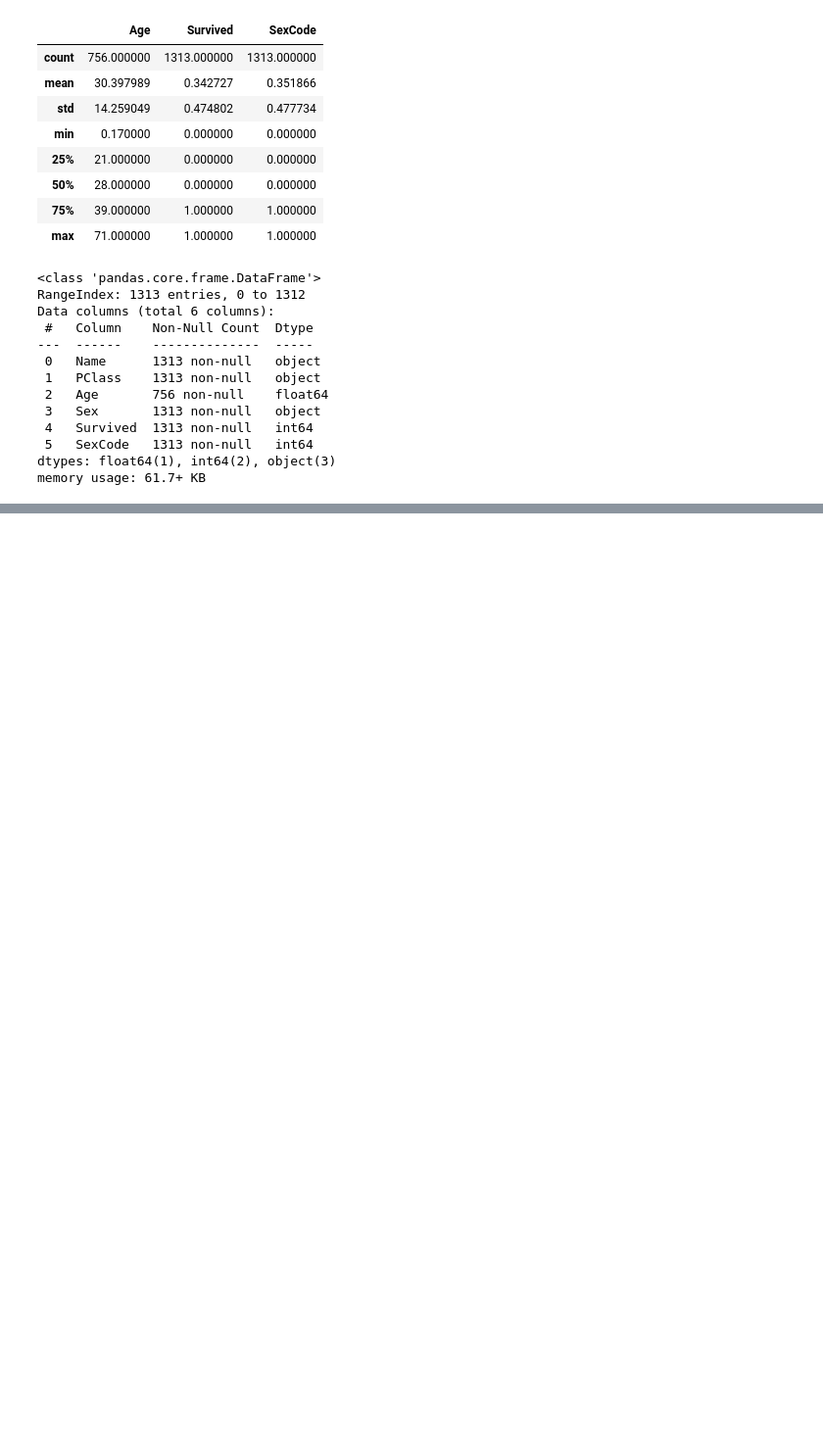
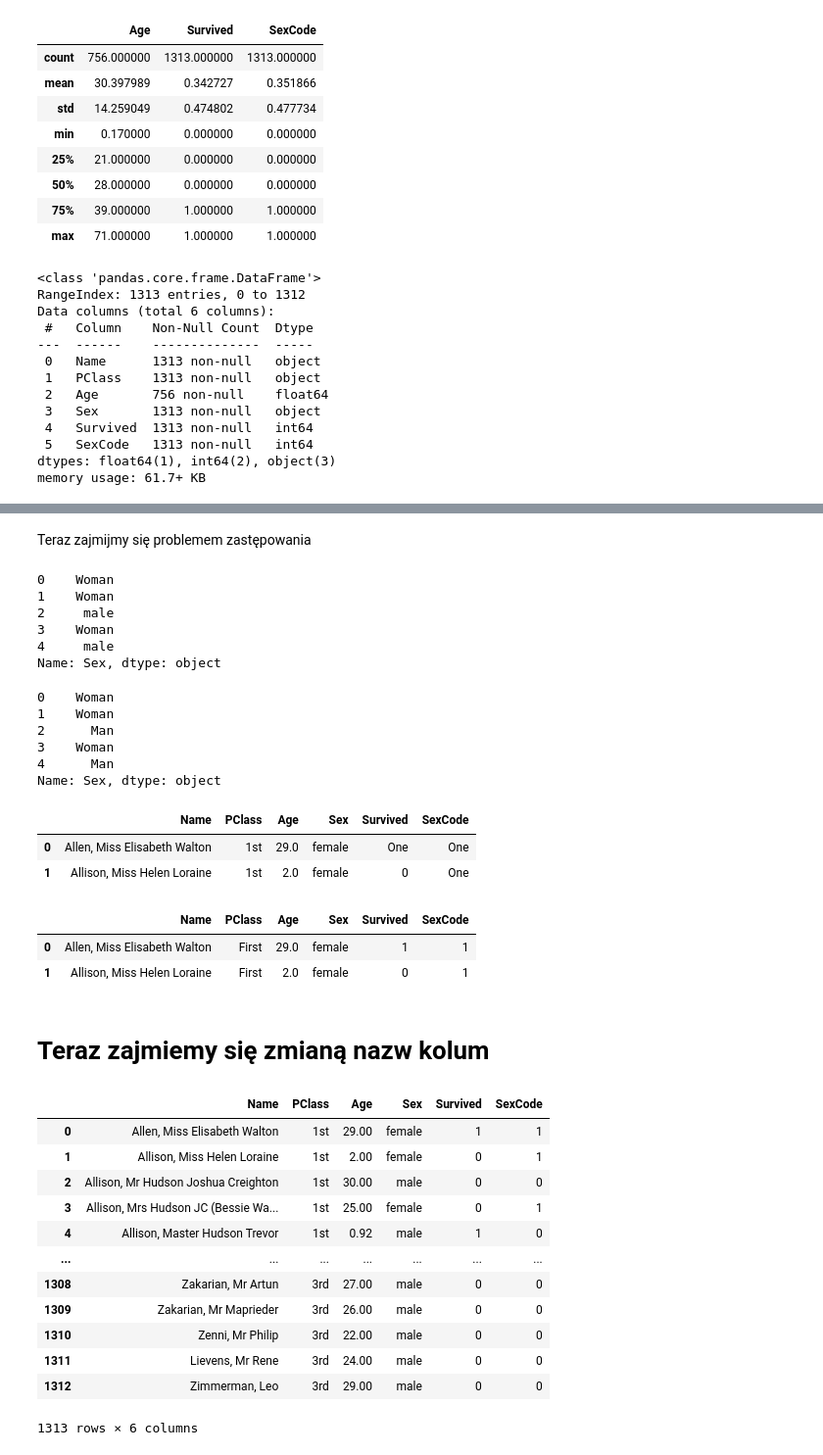
Before and after one commit to Claudiss/Ksiazka_uczenie_masz, a Jupyter notebook: Rozdzial3/main.ipynb, the cells around one changed output, grey strips where cells are left out. Shown at 98% size. Drawn from its saved outputs; the diff is of its cells as text; code cells hidden in the pictures; blank space fills up the shorter version.

```diff
--- a/Rozdzial3/main.ipynb
+++ b/Rozdzial3/main.ipynb
@@ -109,0 +176,72 @@ memory usage: 61.7+ KB
+# %% [markdown]
+Teraz zajmijmy się problemem zastępowania
+# %%
+# Wczytanie biblioteki.
+import pandas as pd
+
+# Utworzenie adresu URL.
+url = 'https://raw.githubusercontent.com/chrisalbon/sim_data/master/titanic.csv'
+
+# Wczytanie danych.
+dataframe = pd.read_csv(url)
+
+# Zastąpienie wartości, wyświetlenie pięciu pierwszych wierszy.
+dataframe['Sex'].replace("female", "Woman").head(5)
+# %% [output]
+0    Woman
+1    Woman
+2     male
+3    Woman
+4     male
+Name: Sex, dtype: object
+# %%
+# Zastąpienie słów "female" i "male" słowami "Woman" i "Man".
+dataframe['Sex'].replace(["female", "male"], ["Woman", "Man"]).head(5)
+# %% [output]
+0    Woman
+1    Woman
+2      Man
+3    Woman
+4      Man
+Name: Sex, dtype: object
+# %%
+# Zastąpienie wartości w całej ramce, wyświetlenie dwóch pierwszych wierszy.
+dataframe.replace(1, "One").head(2)
+# %% [output]
+|  | Name | PClass | Age | Sex | Survived | SexCode |
+| 0 | Allen, Miss Elisabeth Walton | 1st | 29.0 | female | One | One |
+| 1 | Allison, Miss Helen Loraine | 1st | 2.0 | female | 0 | One |
+# %%
+#Zastąpienie wartości, wyświetlenie dwóch pierwszych wierszy.
+dataframe.replace(r"1st", "First", regex=True).head(2)
+# %% [output]
+|  | Name | PClass | Age | Sex | Survived | SexCode |
+| 0 | Allen, Miss Elisabeth Walton | First | 29.0 | female | 1 | 1 |
+| 1 | Allison, Miss Helen Loraine | First | 2.0 | female | 0 | 1 |
+# %% [markdown]
+# Teraz zajmiemy się zmianą nazw kolum
+# %%
+# Wczytanie biblioteki.
+import pandas as pd
+
+# Utworzenie adresu URL.
+url = 'https://raw.githubusercontent.com/chrisalbon/sim_data/master/titanic.csv'
+
+# Wczytanie danych.
+dataframe = pd.read_csv(url)
+# %%
+dataframe
+# %% [output]
+|  | Name | PClass | Age | Sex | Survived | SexCode |
+| 0 | Allen, Miss Elisabeth Walton | 1st | 29.00 | female | 1 | 1 |
+| 1 | Allison, Miss Helen Loraine | 1st | 2.00 | female | 0 | 1 |
+| 2 | Allison, Mr Hudson Joshua Creighton | 1st | 30.00 | male | 0 | 0 |
+| 3 | Allison, Mrs Hudson JC (Bessie Wa... | 1st | 25.00 | female | 0 | 1 |
+| 4 | Allison, Master Hudson Trevor | 1st | 0.92 | male | 1 | 0 |
+| ... | ... | ... | ... | ... | ... | ... |
+| 1308 | Zakarian, Mr Artun | 3rd | 27.00 | male | 0 | 0 |
+| 1309 | Zakarian, Mr Maprieder | 3rd | 26.00 | male | 0 | 0 |
+| 1310 | Zenni, Mr Philip | 3rd | 22.00 | male | 0 | 0 |
+| 1311 | Lievens, Mr Rene | 3rd | 24.00 | male | 0 | 0 |
+| 1312 | Zimmerman, Leo | 3rd | 29.00 | male | 0 | 0 |
+1313 rows × 6 columns
```
Also changed, not shown: parts of 11 cells of this notebook.
